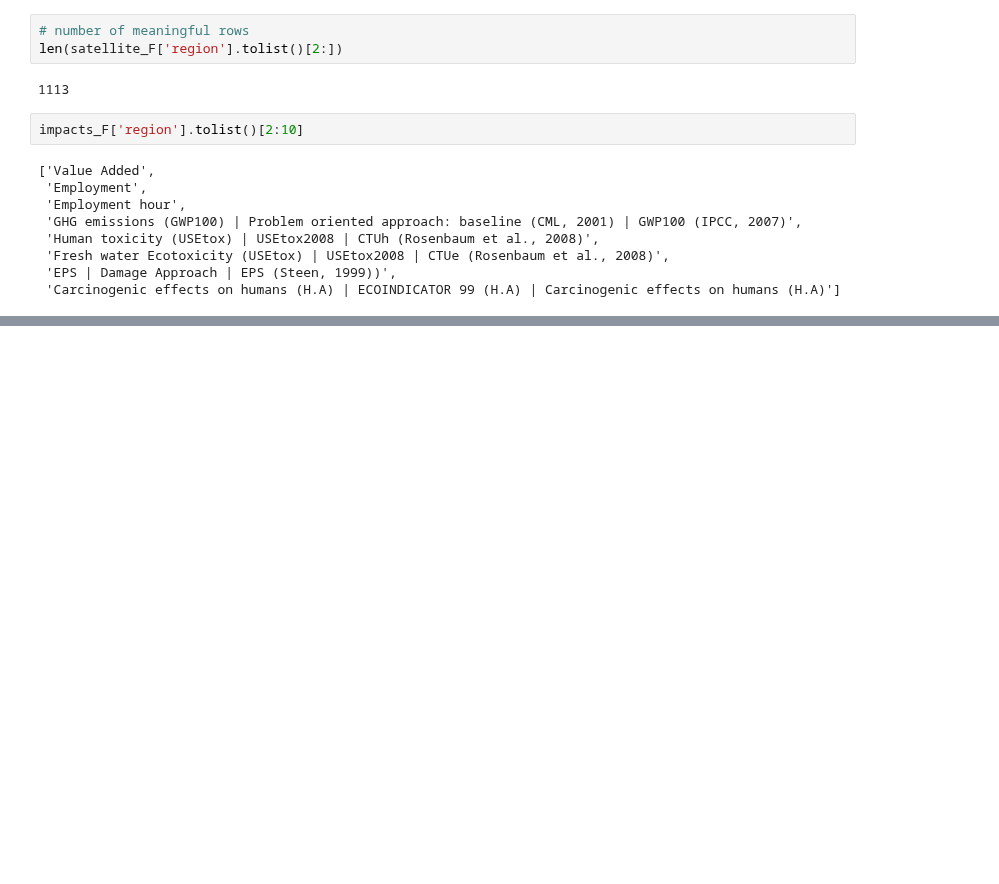
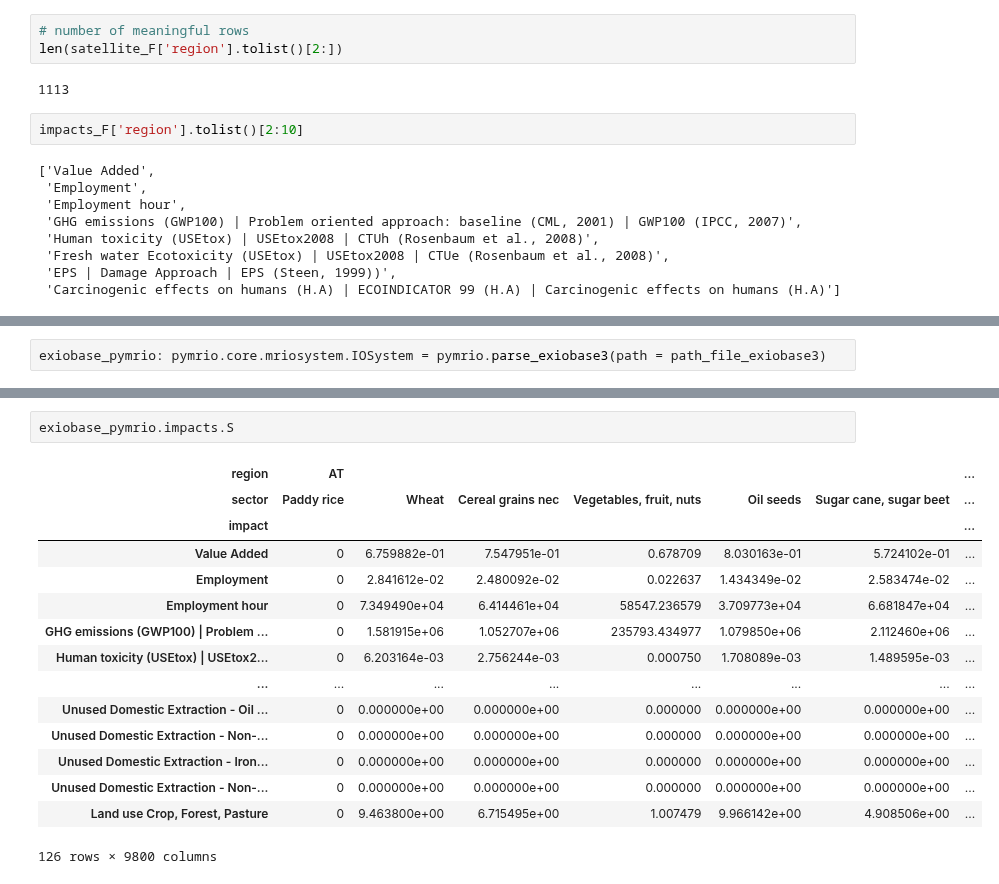
Before and after one commit to brightway-lca/bw_hybrid, a Jupyter notebook: dev/exiobase_investigation/1_2_investigate_exiobase_impact+satellite.ipynb, the cells around one changed output, grey strips where cells are left out. Drawn from its saved outputs; the diff is of its cells as text; blank space fills up the shorter version.

```diff
--- a/dev/exiobase_investigation/1_2_investigate_exiobase_impact+satellite.ipynb
+++ b/dev/exiobase_investigation/1_2_investigate_exiobase_impact+satellite.ipynb
@@ -263,0 +269,2 @@ impacts_F['region'].tolist()[2:10]
+# %%
+exiobase_pymrio: pymrio.core.mriosystem.IOSystem = pymrio.parse_exiobase3(path = path_file_exiobase3)
@@ -263,0 +289,18 @@ impacts_F['region'].tolist()[2:10]
+# %%
+exiobase_pymrio.impacts.S
+# %% [output]
+| region | AT |  |  |  |  |  | ... |
+| sector | Paddy rice | Wheat | Cereal grains nec | Vegetables, fruit, nuts | Oil seeds | Sugar cane, sugar beet | ... |
+| impact |  |  |  |  |  |  | ... |
+| Value Added | 0 | 6.759882e-01 | 7.547951e-01 | 0.678709 | 8.030163e-01 | 5.724102e-01 | ... |
+| Employment | 0 | 2.841612e-02 | 2.480092e-02 | 0.022637 | 1.434349e-02 | 2.583474e-02 | ... |
+| Employment hour | 0 | 7.349490e+04 | 6.414461e+04 | 58547.236579 | 3.709773e+04 | 6.681847e+04 | ... |
+| GHG emissions (GWP100) | Problem ... | 0 | 1.581915e+06 | 1.052707e+06 | 235793.434977 | 1.079850e+06 | 2.112460e+06 | ... |
+| Human toxicity (USEtox) | USEtox2... | 0 | 6.203164e-03 | 2.756244e-03 | 0.000750 | 1.708089e-03 | 1.489595e-03 | ... |
+| ... | ... | ... | ... | ... | ... | ... | ... |
+| Unused Domestic Extraction - Oil ... | 0 | 0.000000e+00 | 0.000000e+00 | 0.000000 | 0.000000e+00 | 0.000000e+00 | ... |
+| Unused Domestic Extraction - Non-... | 0 | 0.000000e+00 | 0.000000e+00 | 0.000000 | 0.000000e+00 | 0.000000e+00 | ... |
+| Unused Domestic Extraction - Iron... | 0 | 0.000000e+00 | 0.000000e+00 | 0.000000 | 0.000000e+00 | 0.000000e+00 | ... |
+| Unused Domestic Extraction - Non-... | 0 | 0.000000e+00 | 0.000000e+00 | 0.000000 | 0.000000e+00 | 0.000000e+00 | ... |
+| Land use Crop, Forest, Pasture | 0 | 9.463800e+00 | 6.715495e+00 | 1.007479 | 9.966142e+00 | 4.908506e+00 | ... |
+126 rows × 9800 columns
```
Also changed, not shown: parts of 4 cells of this notebook, 3 other files.
